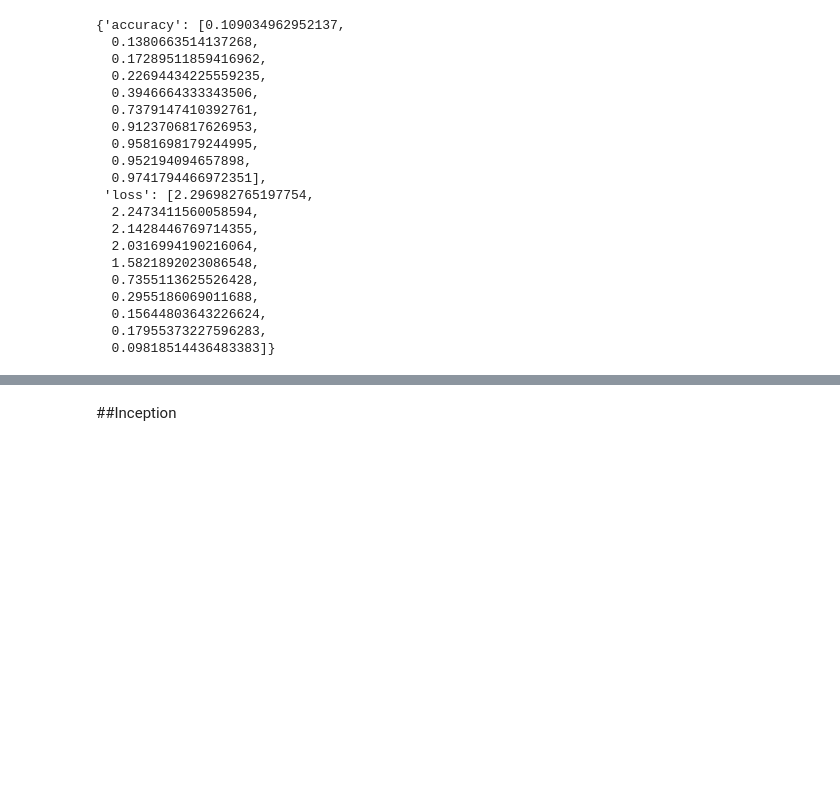
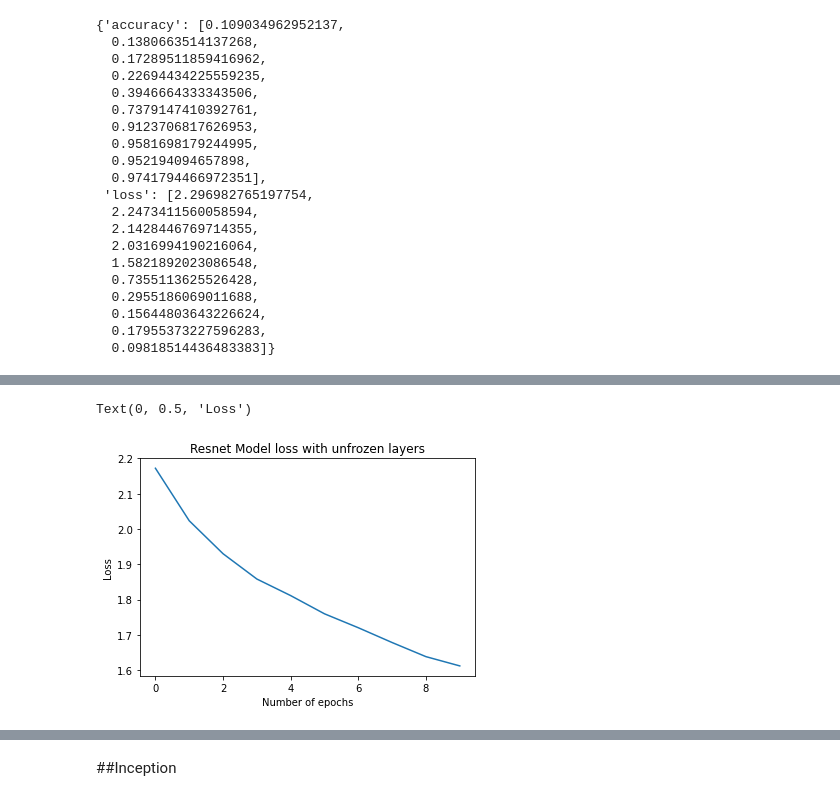
Before and after one commit to AshnakAGQ/DistractedDriver, a Jupyter notebook: CS175Project.ipynb, the cells around one changed output, grey strips where cells are left out. Drawn from its saved outputs; the diff is of its cells as text; code cells hidden in the pictures; blank space fills up the shorter version.

```diff
--- a/CS175Project.ipynb
+++ b/CS175Project.ipynb
@@ -435,0 +482,8 @@ Text(0, 0.5, 'Loss')
+# %%
+plt.plot(frozen_resnet_history.history['loss'])
+plt.title("Resnet Model loss with unfrozen layers")
+plt.xlabel('Number of epochs')
+plt.ylabel("Loss")
+# %% [output]
+Text(0, 0.5, 'Loss')
+[figure, added]
```
Also changed, not shown: parts of 20 cells of this notebook.
